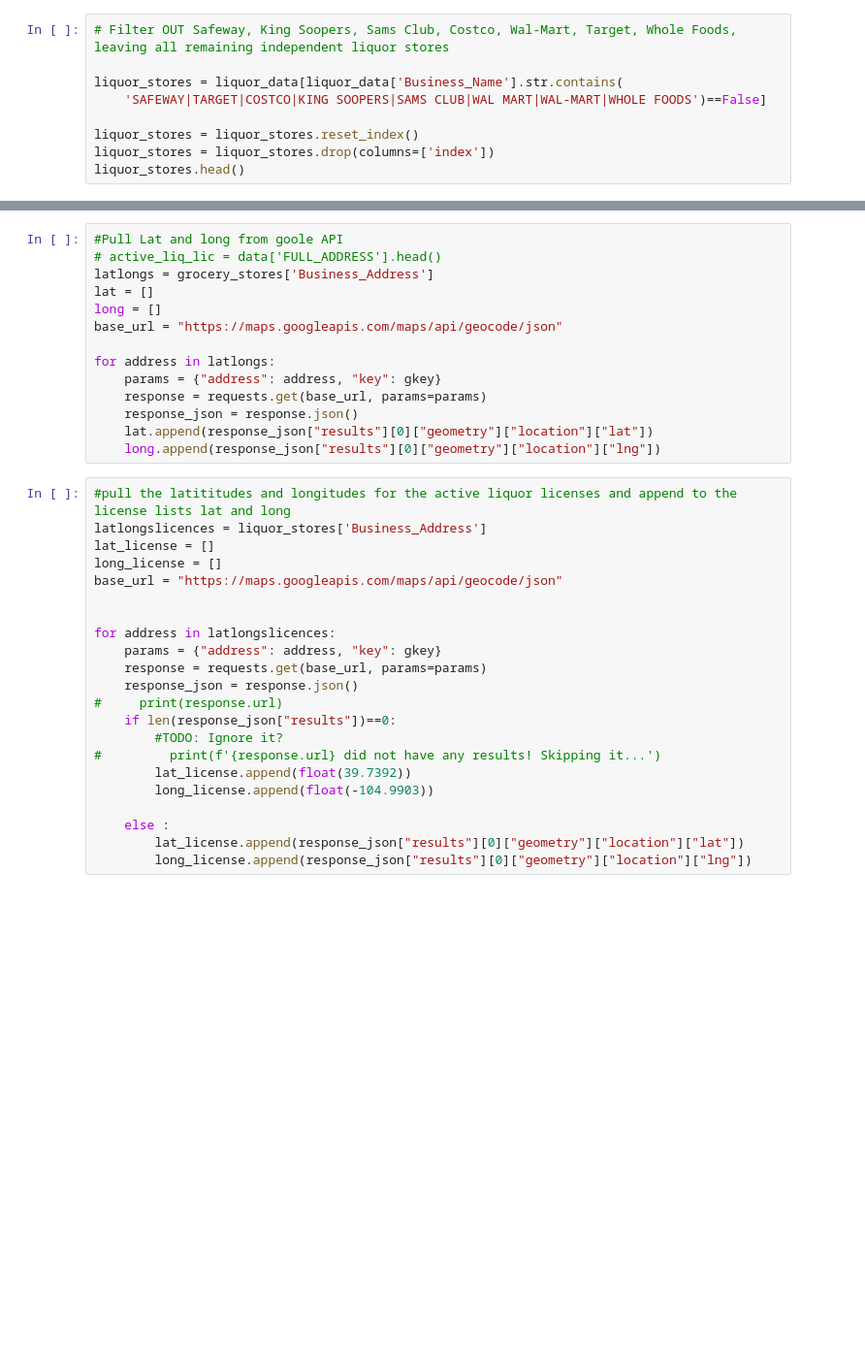
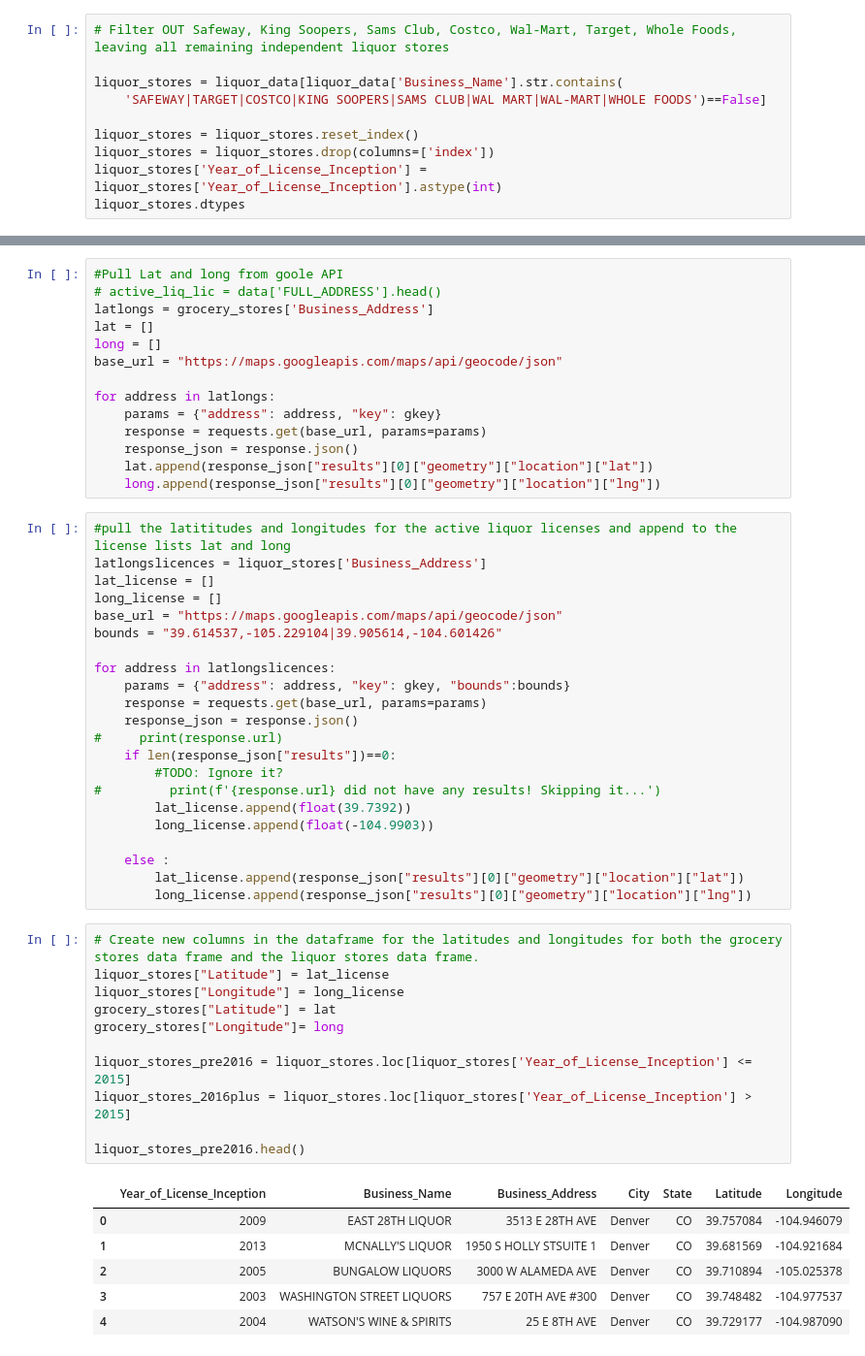
Before and after one commit to dodco2646/Final_4_Project, a Jupyter notebook: License_Project_DataFrame.ipynb, the cells around one changed output, grey strips where cells are left out. Shown at 97% size. Cells and saved outputs as stored; diff of their text form; blank space fills up the shorter version.

```diff
--- a/License_Project_DataFrame.ipynb
+++ b/License_Project_DataFrame.ipynb
@@ -340,5 +340,6 @@ liquor_stores = liquor_data[liquor_data['Business_Name'].str.contains(
 
 liquor_stores = liquor_stores.reset_index()
 liquor_stores = liquor_stores.drop(columns=['index'])
-liquor_stores.head()
+liquor_stores['Year_of_License_Inception'] = liquor_stores['Year_of_License_Inception'].astype(int)
+liquor_stores.dtypes
 # %% [output]
@@ -368,10 +369,10 @@ latlongslicences = liquor_stores['Business_Address']
 lat_license = []
 long_license = []
 base_url = "https://maps.googleapis.com/maps/api/geocode/json"
-
+bounds = "39.614537,-105.229104|39.905614,-104.601426"
 
 for address in latlongslicences:
-    params = {"address": address, "key": gkey}
+    params = {"address": address, "key": gkey, "bounds":bounds}
     response = requests.get(base_url, params=params)
     response_json = response.json()
 #     print(response.url)
@@ -384,4 +385,22 @@ for address in latlongslicences:
     else :
         lat_license.append(response_json["results"][0]["geometry"]["location"]["lat"])
         long_license.append(response_json["results"][0]["geometry"]["location"]["lng"])
+# %%
+# Create new columns in the dataframe for the latitudes and longitudes for both the grocery stores data frame and the liquor stores data frame.
+liquor_stores["Latitude"] = lat_license
+liquor_stores["Longitude"] = long_license
+grocery_stores["Latitude"] = lat
+grocery_stores["Longitude"]= long
+
+liquor_stores_pre2016 = liquor_stores.loc[liquor_stores['Year_of_License_Inception'] <= 2015]
+liquor_stores_2016plus = liquor_stores.loc[liquor_stores['Year_of_License_Inception'] > 2015]
+
+liquor_stores_pre2016.head()
+# %% [output]
+|  | Year_of_License_Inception | Business_Name | Business_Address | City | State | Latitude | Longitude |
+| 0 | 2009 | EAST 28TH LIQUOR | 3513 E 28TH AVE | Denver | CO | 39.757084 | -104.946079 |
+| 1 | 2013 | MCNALLY'S LIQUOR | 1950 S HOLLY STSUITE 1 | Denver | CO | 39.681569 | -104.921684 |
+| 2 | 2005 | BUNGALOW LIQUORS | 3000 W ALAMEDA AVE | Denver | CO | 39.710894 | -105.025378 |
+| 3 | 2003 | WASHINGTON STREET LIQUORS | 757 E 20TH AVE #300 | Denver | CO | 39.748482 | -104.977537 |
+| 4 | 2004 | WATSON'S WINE & SPIRITS | 25 E 8TH AVE | Denver | CO | 39.729177 | -104.987090 |
 # %%
```
Also changed, not shown: parts of 3 cells of this notebook.
